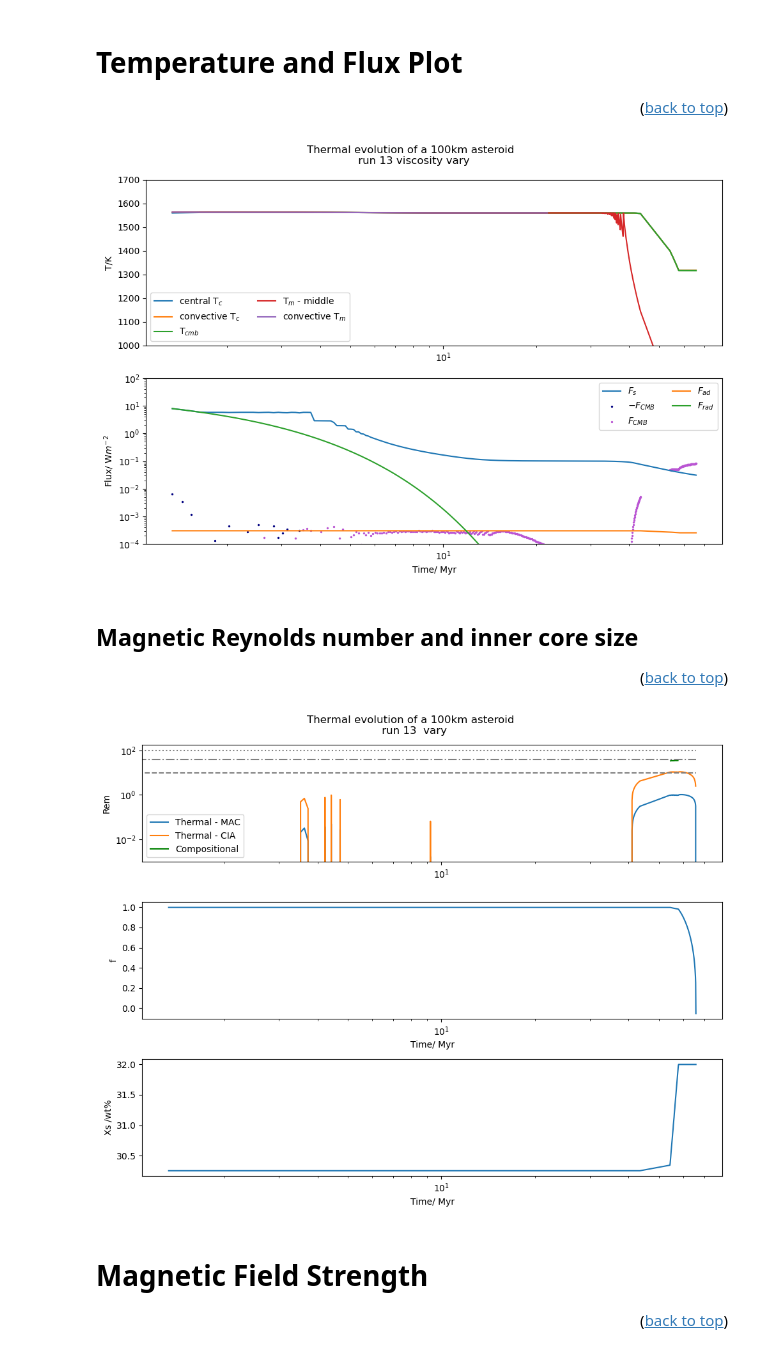
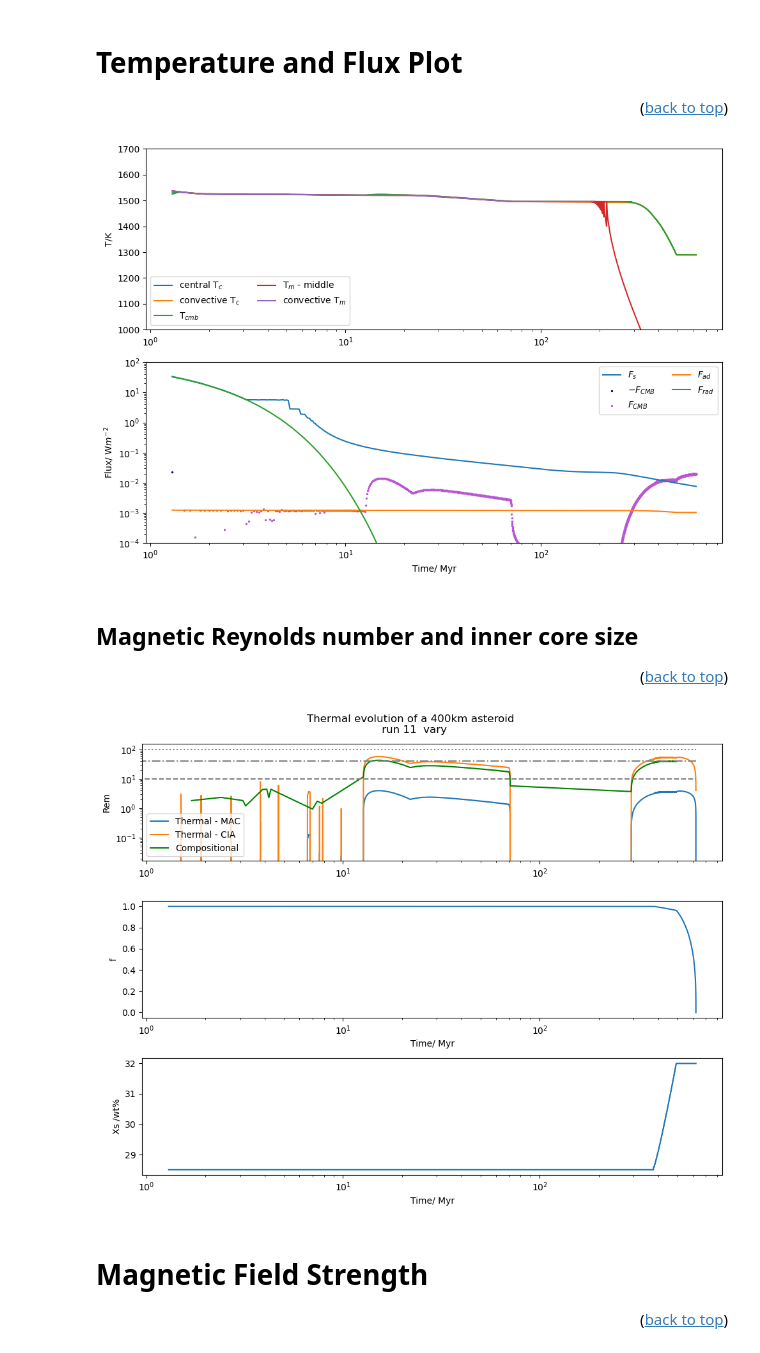
Before and after one commit to Hannah-RS/planetesimal-magnetic-history, a Jupyter notebook: Plotting_scripts/plot_combined.ipynb, the cells around one changed output. Drawn from its saved outputs; the diff is of its cells as text; code cells hidden in the pictures.

```diff
--- a/Plotting_scripts/plot_combined.ipynb
+++ b/Plotting_scripts/plot_combined.ipynb
@@ -33,7 +33,7 @@ from plotting_constants import Myr, Tml, Tms
 # %% [markdown]
 Choose run and whether you want to save figure
 # %%
-run=13
+run=11
 save = False # do you want to save your figures?
 conduction = False #does the mantle switch to conduction
 path = '../Results_combined/' #path to files
@@ -362,7 +339,7 @@ if save ==True:
 <p align="right">(<a href="#top">back to top</a>)</p>
 # %%
 plt.figure(tight_layout=True,figsize=[10,7])
-plt.suptitle(f'Thermal evolution of a {r/1e3:.0f}km asteroid \n run {run} viscosity {viscosity}')
+#plt.suptitle(f'Thermal evolution of a {r/1e3:.0f}km asteroid \n run {run} viscosity {viscosity}')
 
 xmin=tstart
 
@@ -388,34 +365,34 @@ if conduction == True:
 plt.ylim([1000,1700]) #use these limits when comparing runs
 plt.ylabel('T/K')
 plt.legend(loc='lower left', ncol= 2)
 
 #fluxes as function of time
 plt.subplot(2,1,2)
 
 Fcmb_neg = Fcmb[Fcmb<0]
 Fcmb_pos = Fcmb[Fcmb>0]
 if log_time == True:
     plt.loglog(t_plot_t,Fs,label='$F_s$')
     plt.scatter(t_plot_t[Fcmb<0],abs(Fcmb_neg),label='$-F_{CMB}$',color='navy',s=2)
     plt.scatter(t_plot_t[Fcmb>0],Fcmb_pos,label='$F_{CMB}$',color='mediumorchid',s=2)
     plt.loglog(t_plot_t,Fad,label='$F_{ad}$')
     plt.loglog(t_plot_t,Frad,label='$F_{rad}$')
 else:
     plt.semilogy(t_plot_t,Fs,label='$F_s$')
     plt.scatter(t_plot_t[Fcmb<0],abs(Fcmb_neg),label='$-F_{CMB}$',color='navy',s=2)
     plt.scatter(t_plot_t[Fcmb>0],Fcmb_pos,label='$F_{CMB}$',color='mediumorchid',s=2)
     plt.semilogy(t_plot_t,Fad,label='$F_{ad}$')
     plt.semilogy(t_plot_t,Frad,label='$F_{rad}$')
 plt.xlabel('Time/ Myr')
 
 plt.ylim([1e-4,1e2])   #use these limits when comparing runs
 plt.ylabel('Flux/ W$m^{-2}$')
 plt.legend(loc='upper right',ncol=2)
 
 if save == True:
     plt.savefig('../Plots/Xs_r_tests/run_{}_Tflux.png'.format(run),dpi=450)
 # %% [output]
-[figure, old version]
+[figure, new version]
 # %% [markdown]
 ## Magnetic Reynolds number and inner core size <a class="anchor" id="Rem"></a>
 <p align="right">(<a href="#top">back to top</a>)</p>
@@ -451,7 +428,7 @@ plt.ylabel('Xs /wt%')
 if save == True:
     plt.savefig('Plots/run_{}_Remf.png'.format(run),dpi=450)
 # %% [output]
-[figure, old version]
+[figure, new version]
 # %% [markdown]
 # Magnetic Field Strength <a class="anchor" id="B"></a>
 <p align="right">(<a href="#top">back to top</a>)</p>
```
Also changed, not shown: parts of 16 cells of this notebook.
